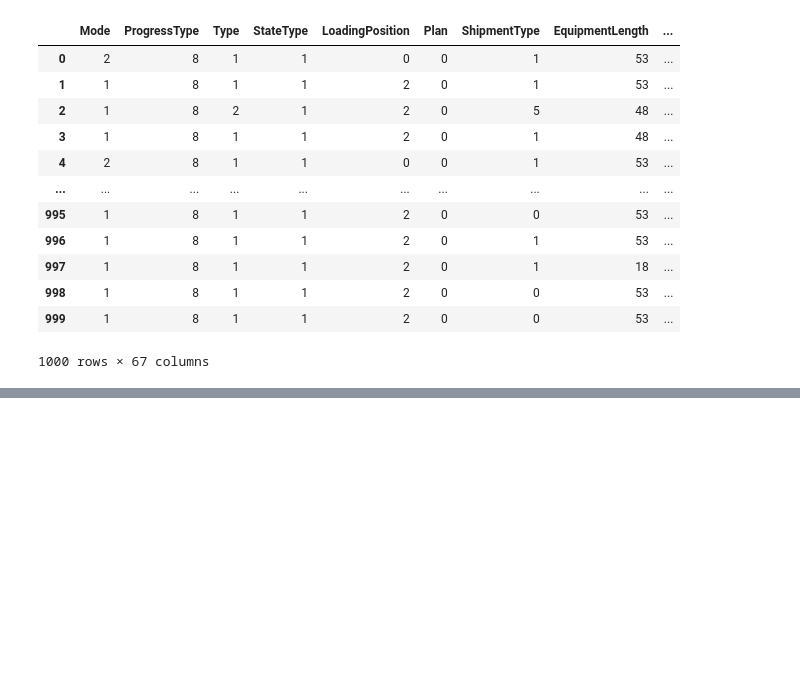
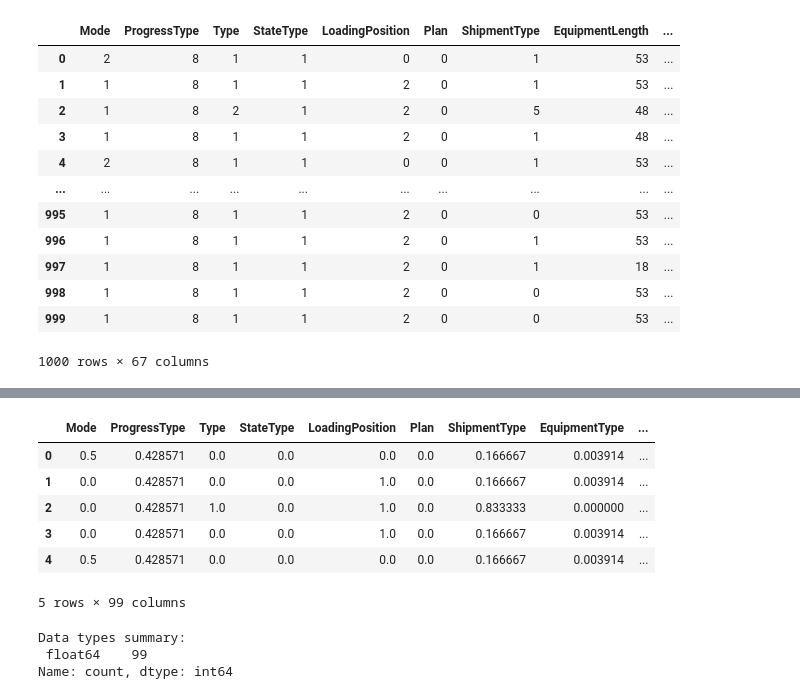
Before and after one commit to Rain-Elutions/Data-Processing-Automation, a Jupyter notebook: test.ipynb, the cells around one changed output, grey strips where cells are left out. Cells and saved outputs as stored; diff of their text form; code cells hidden in the pictures; blank space fills up the shorter version.

```diff
--- a/test.ipynb
+++ b/test.ipynb
@@ -315,0 +248,2 @@ df[numerical_cols]
+# %%
+data_preprocessing = DataPreprocessing(df, 'TotalCostUSD')
@@ -315,0 +260,19 @@ df[numerical_cols]
+# %%
+df = data_preprocessing.feature_encoding(df)
+df = data_preprocessing.feature_scaling(df)
+df.head()
+# %% [output]
+|  | Mode | ProgressType | Type | StateType | LoadingPosition | Plan | ShipmentType | EquipmentType | ... |
+| 0 | 0.5 | 0.428571 | 0.0 | 0.0 | 0.0 | 0.0 | 0.166667 | 0.003914 | ... |
+| 1 | 0.0 | 0.428571 | 0.0 | 0.0 | 1.0 | 0.0 | 0.166667 | 0.003914 | ... |
+| 2 | 0.0 | 0.428571 | 1.0 | 0.0 | 1.0 | 0.0 | 0.833333 | 0.000000 | ... |
+| 3 | 0.0 | 0.428571 | 0.0 | 0.0 | 1.0 | 0.0 | 0.166667 | 0.003914 | ... |
+| 4 | 0.5 | 0.428571 | 0.0 | 0.0 | 0.0 | 0.0 | 0.166667 | 0.003914 | ... |
+5 rows × 99 columns
+# %%
+data_exploration = DataExploration()
+data_exploration.summarize_data_type(df)
+# %% [output]
+Data types summary:
+ float64    99
+Name: count, dtype: int64
```
Also changed, not shown: parts of 26 cells of this notebook, 18 other files.
